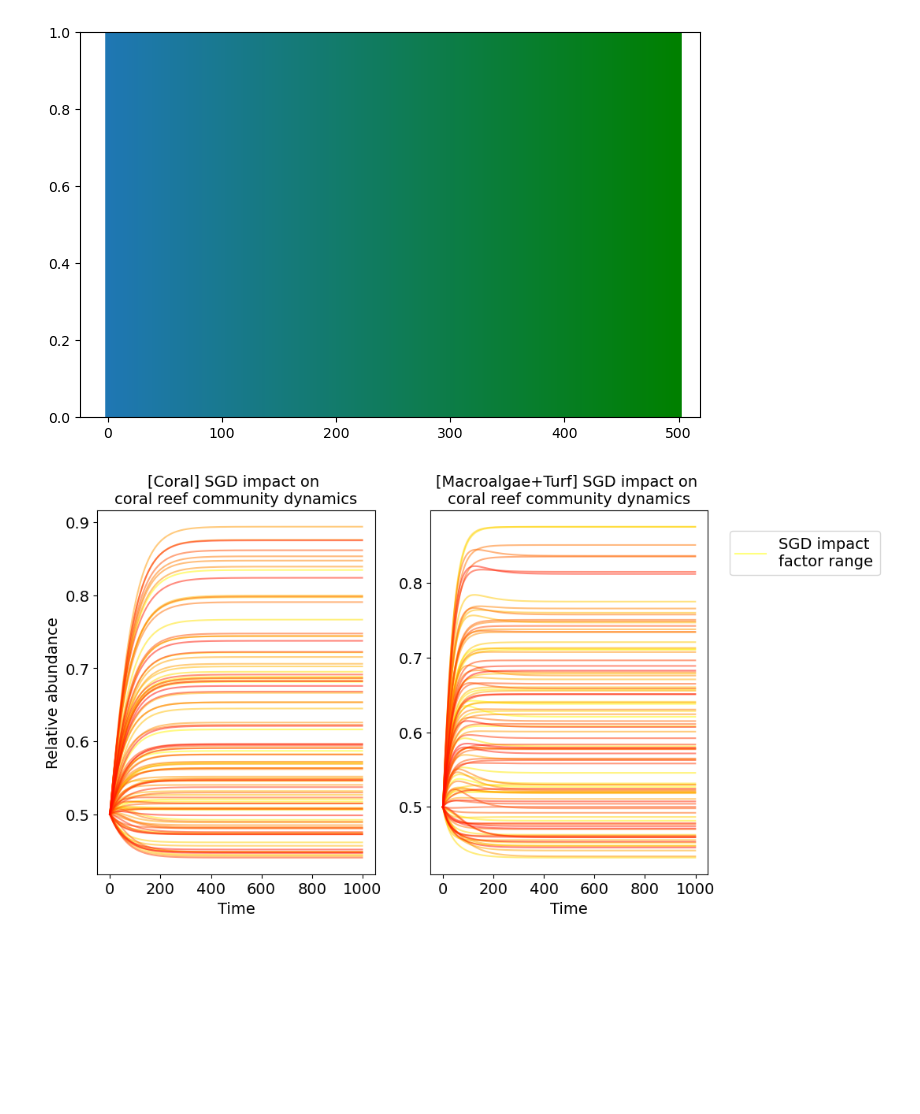
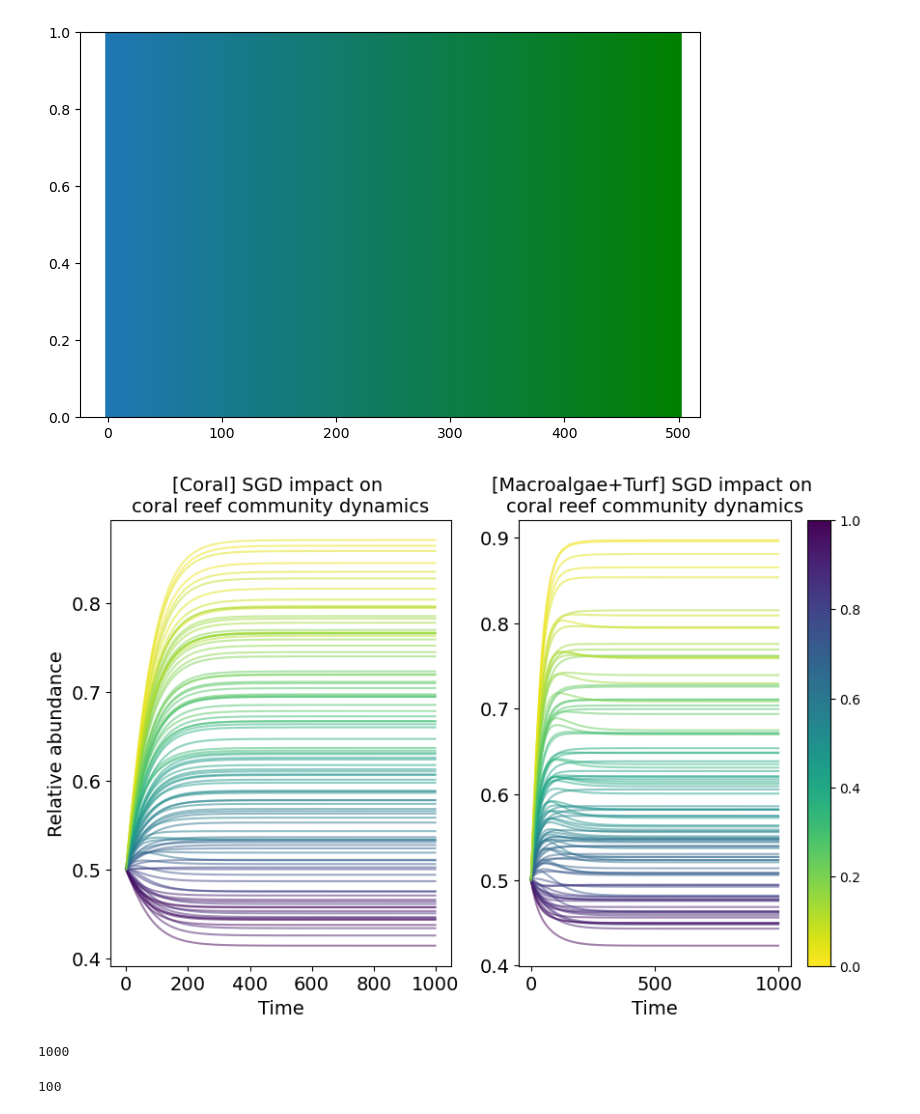
Before and after one commit to dbarnas/MBIO_610_Modeling_Project, a Jupyter notebook: Scripts/MBIO610_Final_Modeling_Project.ipynb, the cells around one changed output. Drawn from its saved outputs; the diff is of its cells as text; code cells hidden in the pictures; blank space fills up the shorter version.

Commit message:
add color gradient scale bar for sgd impact factor figure

```diff
--- a/Scripts/MBIO610_Final_Modeling_Project.ipynb
+++ b/Scripts/MBIO610_Final_Modeling_Project.ipynb
@@ -633,52 +633,54 @@ c1='yellow'
 c2='red'
 n=102
 
+# set color map
+cmap = plt.get_cmap().reversed()
+
 # create empty lists to store sgd impact values in for loop
 nC_array = []
 nM_array = []
 
 for i in np.arange(0,100):
     # randomize the sgd parameter, while holding starting population size constant
-    nC = np.random.random() # populates values b/n 0 and 1 - may need to revisit to get larger or neg values
-    nM = np.random.random()
+    nC = (np.random.random()) # populates values b/n 0 and 1 - may need to revisit to get larger or neg values
+    nM = (np.random.random())
 
     # store random values in lists for sgd parameter impact factors
     nC_array.append(nC)
     nM_array.append(nM)
 
     C_array, M_array = run_model_RK2(C0,M0,parameters_dict)
 
-    mycol = colorFader(c1,c2,i/n)
-
-    ax1.plot(C_array, c=mycol, alpha = 0.5) # plot the coral time series in plot C
-#     ax2.plot(M_array, c='green', alpha = 0.5) # plot the macroalgae time series in plot C
-#    ax1.plot(C_array, color=get_color_gradient("#fffc00", "#ff0300", 100), alpha = 0.5) # plot the coral time series in plot C
-    ax2.plot(M_array, c=mycol, alpha = 0.5) # plot the macroalgae time series in plot D
-
+    ax1.plot(C_array, c=cmap(nC), alpha = 0.5) # plot the coral time series in plot C
+    ax2.plot(M_array, c=cmap(nM), alpha = 0.5) # plot the macroalgae time series in plot D
 
 
 #ax1.legend(['SGD impact \nfactor range'], loc='lower left', bbox_to_anchor=(-0.75, 0.8), fontsize=14)
 ax1.tick_params(axis='x', labelsize=14)
 ax1.tick_params(axis='y', labelsize=14)
 ax1.set_xlabel("Time", fontsize=14);
 ax1.set_ylabel("Relative abundance", fontsize=14);
 ax1.set_title('[Coral] SGD impact on \ncoral reef community dynamics', fontsize=14);
-# Add colorbar, make sure to specify tick locations to match desired ticklabels
 
 
 
-
-ax2.legend(['SGD impact \nfactor range'], loc='lower left', bbox_to_anchor=(1.05, 0.8), fontsize=14)
+fig.colorbar(mpl.cm.ScalarMappable(norm=None, cmap=cmap), ax=ax2)
+#ax2.legend(['SGD impact \nfactor range'], loc='lower left', bbox_to_anchor=(1.05, 0.8), fontsize=14)
 ax2.tick_params(axis='x', labelsize=14)
 ax2.tick_params(axis='y', labelsize=14)
 ax2.set_xlabel("Time", fontsize=14);
 #ax2.set_ylabel("Relative abundance", fontsize=14);
 ax2.set_title('[Macroalgae+Turf] SGD impact on \ncoral reef community dynamics', fontsize=14);
 
-
 ## need to somehow show the sgd parameter value associated with these outcomes on the plots...
 ## and/or create a plot showing nC and nM on the y axis, with % cover of C and M on the x shown in respective colors
 # %% [output]
-[figure, old version]
+[figure, new version]
+# %%
+len(C_array)
+# %% [output]
+1000
 # %%
-#nC_array
+len(nC_array)
+# %% [output]
+100
```
Also changed, not shown: parts of 2 cells of this notebook.
